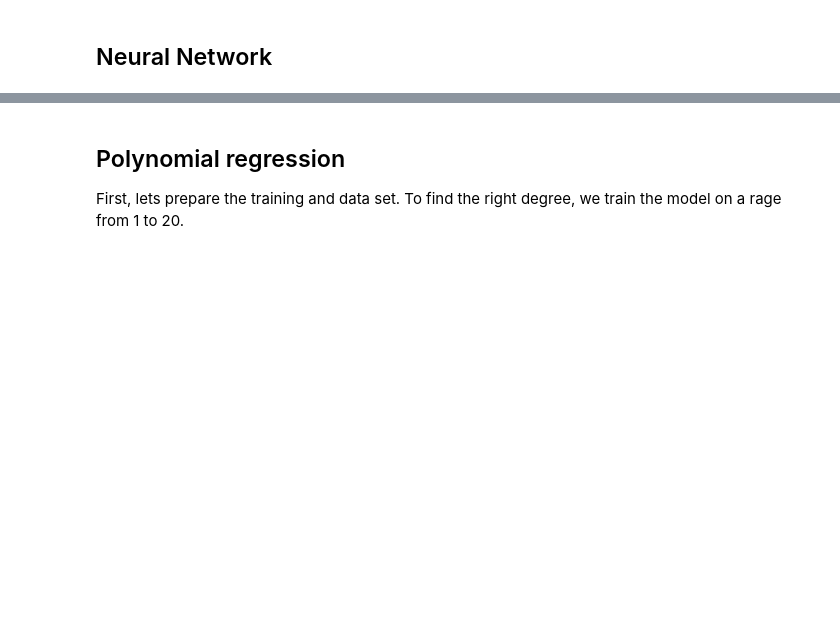
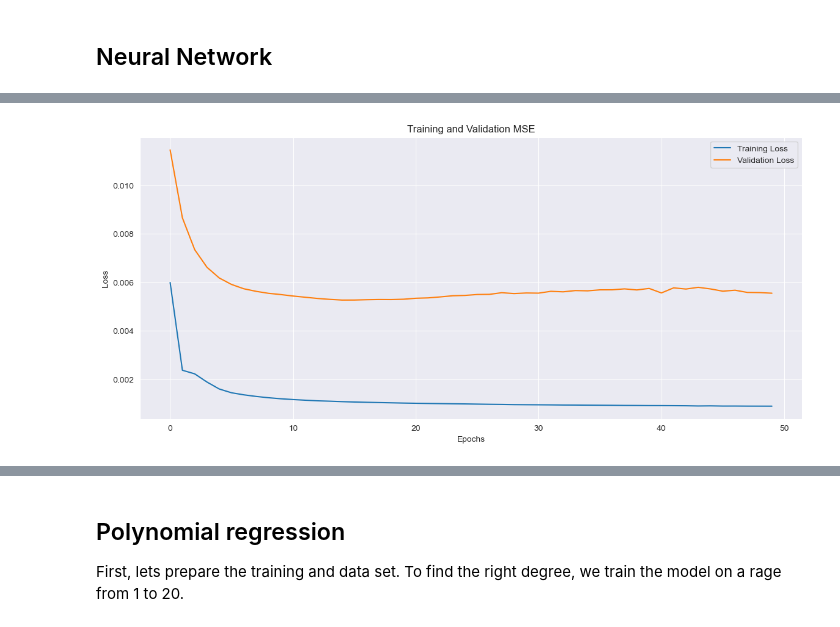
Before and after one commit to pmoll01/AA2024_Groupwork_DynamoData, a Jupyter notebook: Task4_final.ipynb, the cells around one changed output, grey strips where cells are left out. Saved outputs shown, nothing was run; the diff lists cells and outputs as text; code cells hidden in the pictures; blank space fills up the shorter version.

```diff
--- a/Task4_final.ipynb
+++ b/Task4_final.ipynb
@@ -84,14 +86,12 @@ Define the model properties:
 5. Objective funktion: Mean Squared Error (MSE): J(θ)=1/m*∑(y^−y)^2.
 # %%
 #different data sets to train the models
-gesamt_charging_data = agg_charging_data[['utilizationRate_total', 'hour_of_day', 'day_of_week', 'month_of_year', 'kWhDelivered_total', 'activeSessions_total']]
+gesamt_charging_data = agg_charging_data[['utilizationRate_total', 'hour_of_day', 'day_of_week', 'year', 'month_of_year']]
 
 site1_charging_data = agg_charging_data[
-    ['utilizationRate_site1', 'hour_of_day', 'day_of_week', 'year', 'month_of_year', 'kWhDelivered_site1',
-     'activeSessions_site1']]
+    ['utilizationRate_site1', 'hour_of_day', 'day_of_week', 'year', 'month_of_year']]
 
 site2_charging_data = agg_charging_data[
-    ['utilizationRate_site2', 'hour_of_day', 'day_of_week', 'year', 'month_of_year', 'kWhDelivered_site2',
-     'activeSessions_site2']]
+    ['utilizationRate_site2', 'hour_of_day', 'day_of_week', 'year', 'month_of_year']]
 # %% [markdown]
 ## Neural Network
@@ -98,16 +112,4 @@ site2_charging_data = agg_charging_data[
 # %%
-# Is weekend hinzufügen
-# Daten aufteilen
-X = site2_charging_data[['hour_of_day', 'day_of_week', 'month_of_year', 'year']]
-y = site2_charging_data['utilizationRate_site2']
-
-X_train, X_test, y_train, y_test = train_test_split(X, y, test_size=0.1, shuffle=False)
-
-# Daten skalieren
-scaler = StandardScaler()
-X_train = scaler.fit_transform(X_train)
-X_test = scaler.transform(X_test)
-
 # Modell erstellen
 model = Sequential([
     Dense(32, activation='relu', input_dim=X_train.shape[1]),
@@ -118,8 +120,5 @@ model = Sequential([
 model.compile(optimizer='adam', loss='mse', metrics=['mae'])
 
 # Modell trainieren
-model.fit(X_train, y_train, epochs=20, batch_size=32, validation_split=0.2, shuffle=False)
-
-# Vorhersagen
-y_pred_nn = model.predict(X_test)
+history = model.fit(X_train, y_train, epochs=50, batch_size=32, validation_split=0.2, shuffle=False)
 # %% [output]
@@ -142,0 +142,4 @@ Epoch 20/20
+# %%
+#check the overview of the training and validation loss
+history_df = pd.DataFrame(history.history)
+history_df
@@ -142,0 +164,14 @@ Epoch 20/20
+# %%
+# Plot training and validation loss to see the differences in each epoch
+plt.figure(figsize=(14, 6))
+
+plt.plot(history_df['loss'], label='Training Loss')
+plt.plot(history_df['val_loss'], label='Validation Loss')
+plt.xlabel('Epochs')
+plt.ylabel('Loss')
+plt.legend()
+plt.title('Training and Validation MSE')
+
+plt.show()
+# %% [output]
+[figure, added]
```
Also changed, not shown: parts of 25 cells of this notebook.
